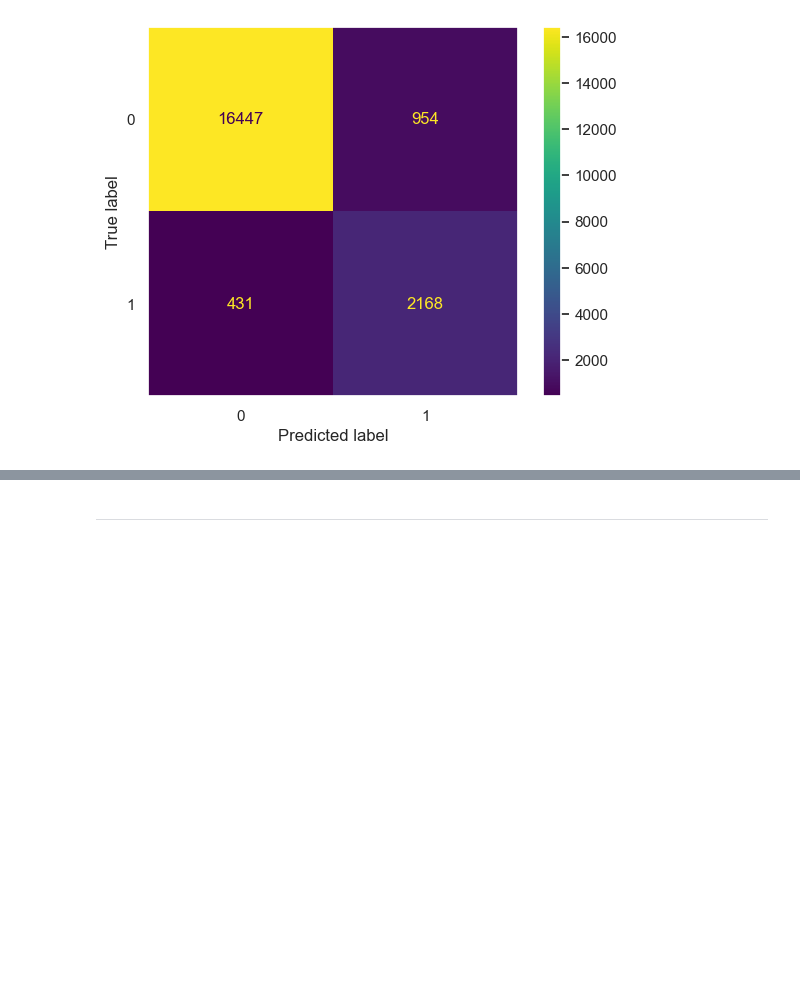
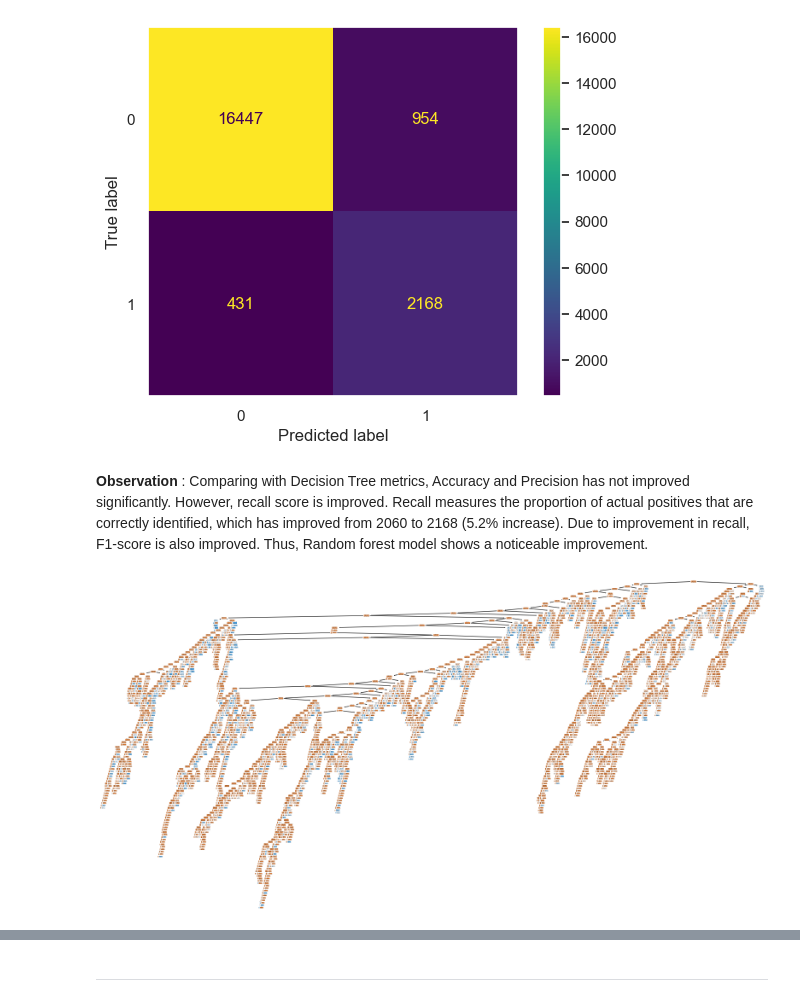
Before and after one commit to ad250997/30-Days-of-Machine-Learning, a Jupyter notebook: DAY4_LOAN_DEFAULT_RISK_PREDICTION/DAY4_LOAN_DEFAULT_RISK_PREDICTION.ipynb, the cells around one changed output, grey strips where cells are left out. Cells and saved outputs as stored; diff of their text form; code cells hidden in the pictures; blank space fills up the shorter version.

```diff
--- a/DAY4_LOAN_DEFAULT_RISK_PREDICTION/DAY4_LOAN_DEFAULT_RISK_PREDICTION.ipynb
+++ b/DAY4_LOAN_DEFAULT_RISK_PREDICTION/DAY4_LOAN_DEFAULT_RISK_PREDICTION.ipynb
@@ -700,3 +723,12 @@ show_val_scores(rf)
 show_confusion_matrix(rf)
 # %% [output]
 [figure]
+# %% [markdown]
+**Observation** : Comparing with Decision Tree metrics, Accuracy and Precision has not improved significantly. However, recall score is improved. Recall measures the proportion of actual positives that are correctly identified, which has improved from 2060 to 2168 (5.2% increase). Due to improvement in recall, F1-score is also improved. Thus, Random forest model shows a noticeable improvement.
+# %%
+single_tree = rf.estimators_[0]
+plt.figure(figsize=(20, 10))
+plot_tree(single_tree, filled=True, rounded=True)
+plt.show()
+# %% [output]
+[figure, added]
```
Also changed, not shown: parts of 18 cells of this notebook.
